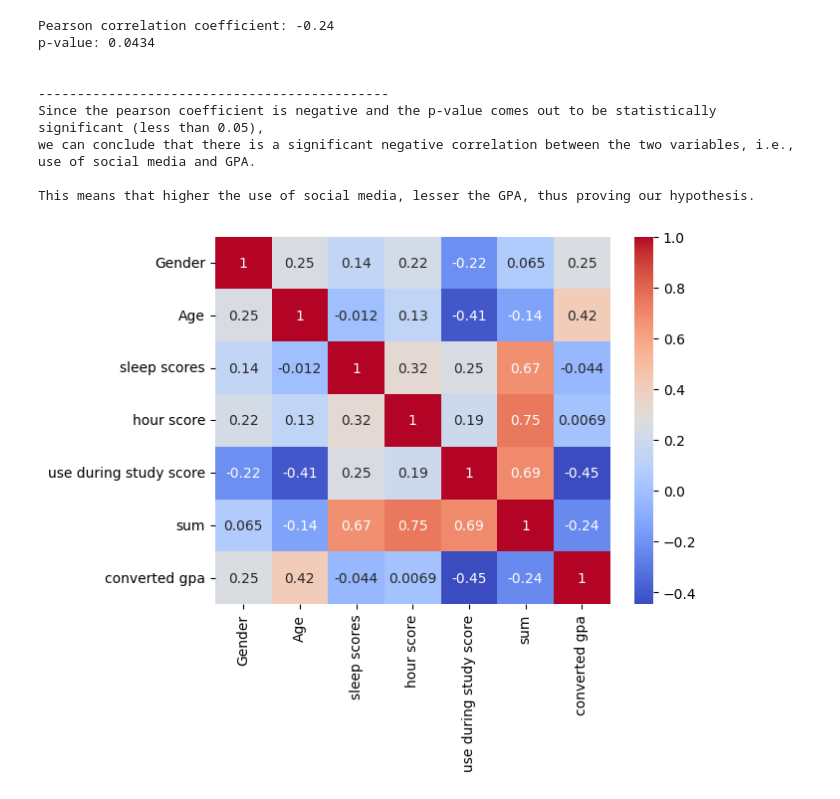
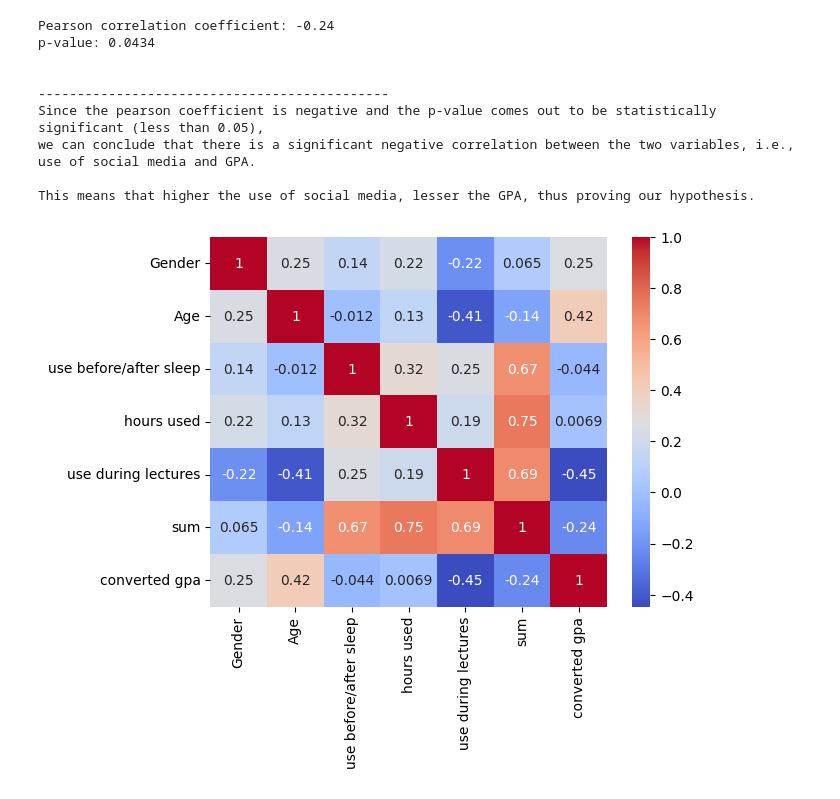
Before and after one commit to memdani/advStats-project, a Jupyter notebook: correlation.ipynb, the cells around one changed output. Cells and saved outputs as stored; diff of their text form; code cells hidden in the pictures.

```diff
--- a/correlation.ipynb
+++ b/correlation.ipynb
@@ -44,12 +44,12 @@ This means that higher the use of social media, lesser the GPA, thus proving our
 data['Gender'] = data['Gender'].replace({'Female': 1, 'Male': 0})
 # %%
 # Select the columns you want to include in the correlation matrix
-columns = ['Gender', 'Age', 'sleep scores','hour score', 'use during study score', 'sum', 'converted gpa']
+columns = ['Gender', 'Age', 'use before/after sleep','hours used', 'use during lectures', 'sum', 'converted gpa']
 
 # Calculate the correlation matrix
 corr_matrix = data[columns].corr()
 
 sns.heatmap(corr_matrix, annot=True, cmap='coolwarm')
 plt.show()
 # %% [output]
-[figure, old version]
+[figure, new version]
```
Also changed, not shown: 2 other files.
